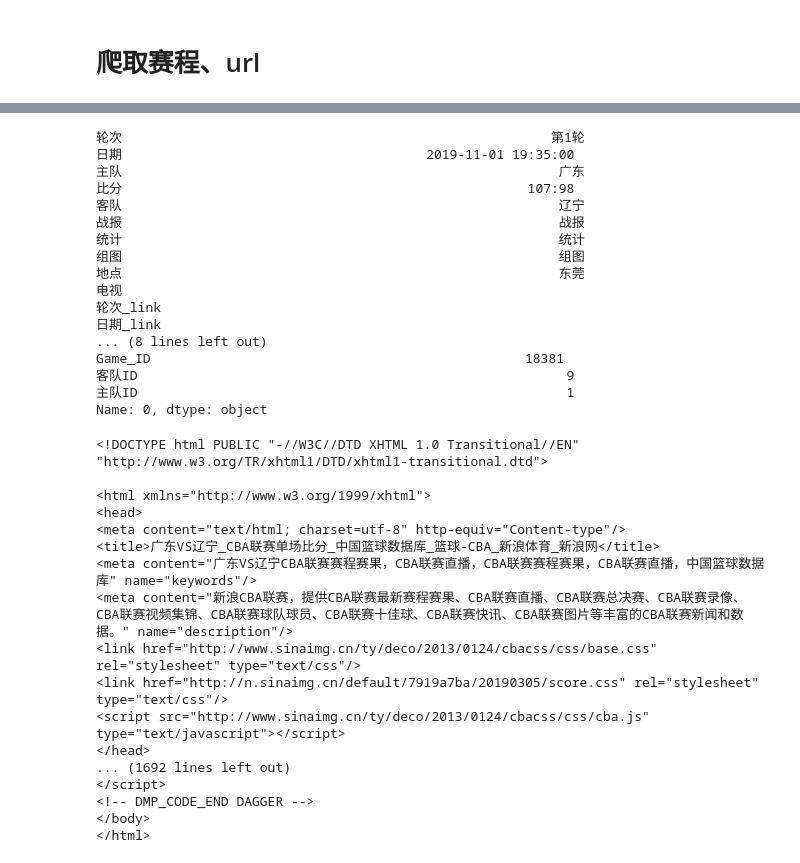
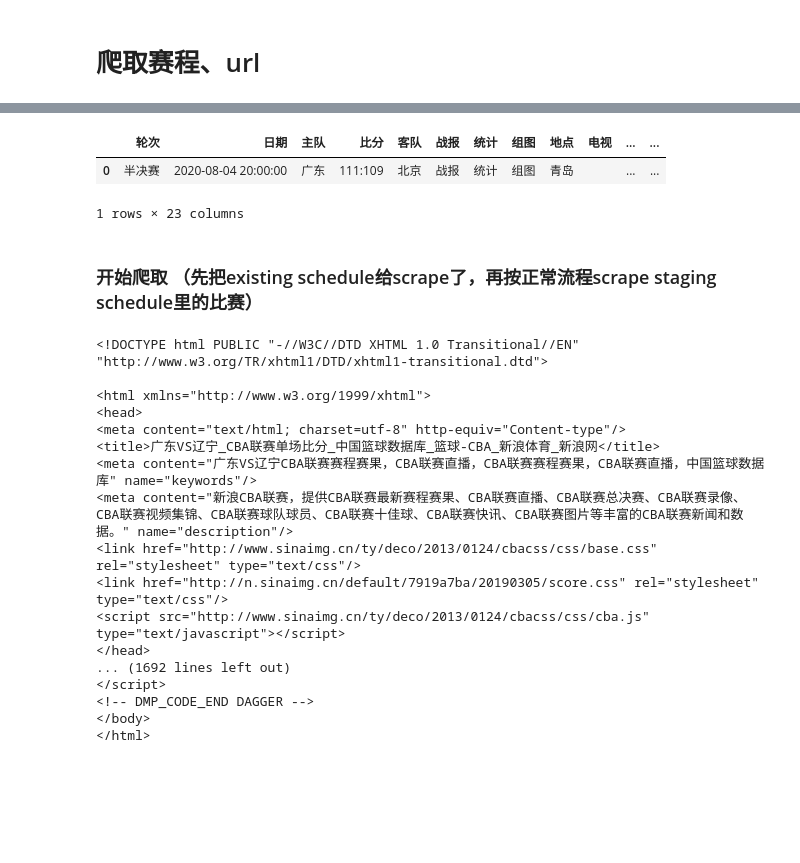
Before and after one commit to JJnotJimmyJohn/CBA-stats-dev, a Jupyter notebook: Scraping/New Scraper.ipynb, the cells around one changed output, grey strips where cells are left out. Cells and saved outputs as stored; diff of their text form; code cells hidden in the pictures; blank space fills up the shorter version.

Commit message:
finish staging setup

```diff
--- a/Scraping/New Scraper.ipynb
+++ b/Scraping/New Scraper.ipynb
@@ -68,7 +68,7 @@ def get_url(leagueid = '19-20',month = '全部',teamid ='全部'):
 def scrape_schedule(season = '19-20',month = '全部',teamid ='全部',
                     only_show_params = False,param_url = "http://cba.sports.sina.com.cn/cba/schedule/all/"):
     """
-    此函数用于爬取赛程和详细数据的链接。
+    此函数用于爬取赛程和详细数据的链接，并存入CBA_Data.Staging_Schedules
 
     请注意，season(网页使用的参数是qleagueid)，month，team参数值是有限定值的。
     可通过运行scrape_schedule(only_show_params = False)来查询可用的参数。如果only_show_params=True那么本函数不会爬取赛程数据，只会显示可用参数。
@@ -141,7 +141,7 @@ def scrape_schedule(season = '19-20',month = '全部',teamid ='全部',
 
     df_schedule_full = pd.merge(df_schedule_text, df_schedule_link, left_index=True, right_index=True)
 
-    df_schedule_full['Game_ID'] = df_schedule_full['统计_link'].apply(lambda x: int(re.findall('show[/](\d+)[/]', x)[0]))
+    df_schedule_full['SinaGame_ID'] = df_schedule_full['统计_link'].apply(lambda x: int(re.findall('show[/](\d+)[/]', x)[0]))
     df_schedule_full['客队ID'] = df_schedule_full['客队'].apply(lambda x: int(param_dict['qteamid'][x]))
     df_schedule_full['主队ID'] = df_schedule_full['主队'].apply(lambda x: int(param_dict['qteamid'][x]))
     df_schedule_full['日期'] = pd.to_datetime(df_schedule_full['日期'])
@@ -196,23 +251,17 @@ row = df_schedule.iloc[0]
-# %%
-row
-# %% [output]
-轮次                                                       第1轮
-日期                                       2019-11-01 19:35:00
-主队                                                        广东
-比分                                                    107:98
-客队                                                        辽宁
-战报                                                        战报
-统计                                                        统计
-组图                                                        组图
-地点                                                        东莞
-电视
-轮次_link
-日期_link
-... (8 lines left out)
-Game_ID                                                18381
-客队ID                                                       9
-主队ID                                                       1
-Name: 0, dtype: object
+# %%
+scraped_schedule = scrape_schedule()
+load_schedule_into_staging(scraped_schedule)
+
+clean_staging_schedule()
+
+staging_schedule = get_staging_schedule()
+staging_schedule
+# %% [output]
+|  | 轮次 | 日期 | 主队 | 比分 | 客队 | 战报 | 统计 | 组图 | 地点 | 电视 | ... | ... |
+| 0 | 半决赛 | 2020-08-04 20:00:00 | 广东 | 111:109 | 北京 | 战报 | 统计 | 组图 | 青岛 |  | ... | ... |
+1 rows × 23 columns
+# %% [markdown]
+### 开始爬取 （先把existing schedule给scrape了，再按正常流程scrape staging schedule里的比赛）
 # %%
 # 共同datapoint
 round_name = row['轮次']
```
Also changed, not shown: parts of 8 cells of this notebook.
